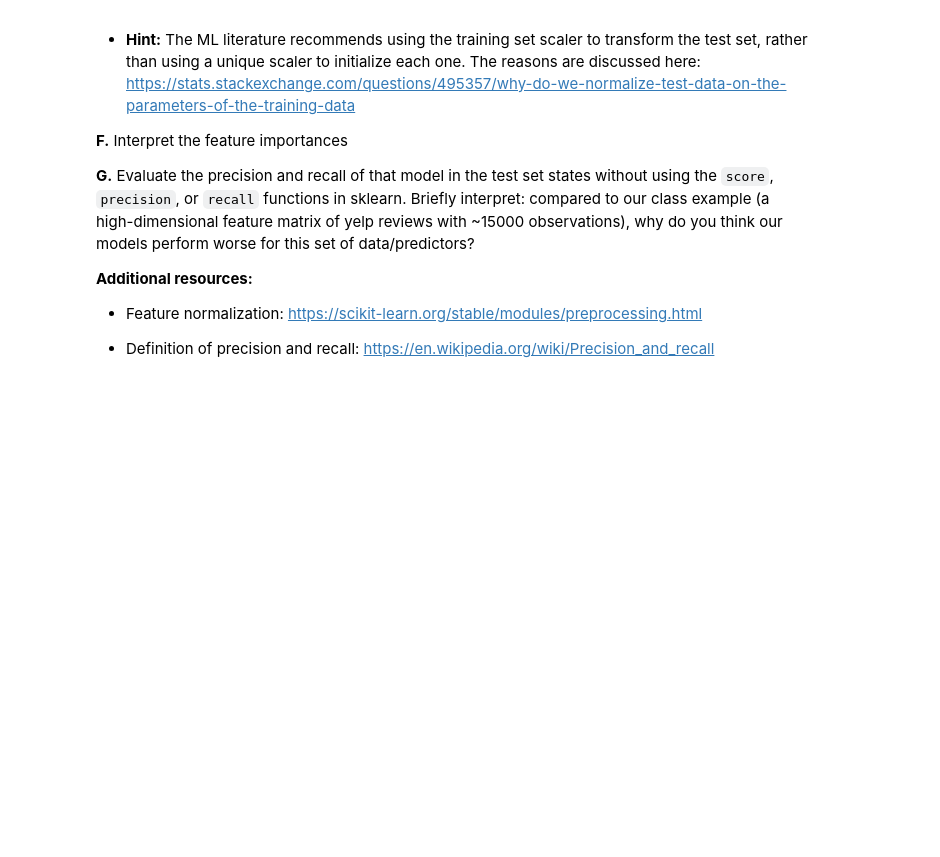
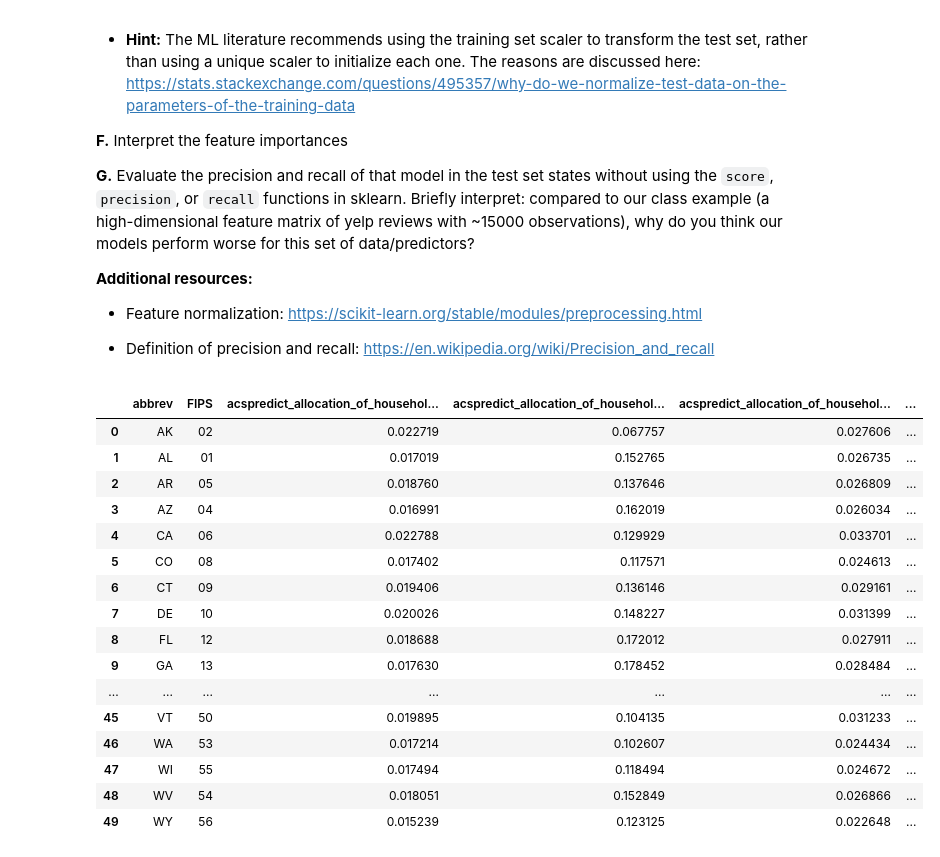
Before and after one commit to david-mysiuk/QSS20_S24, a Jupyter notebook: My problem Sets/pset4_blank_v2.ipynb, the cells around one changed output. Drawn from its saved outputs; the diff is of its cells as text; code cells hidden in the pictures; blank space fills up the shorter version.

```diff
--- a/My problem Sets/pset4_blank_v2.ipynb
+++ b/My problem Sets/pset4_blank_v2.ipynb
@@ -555,3 +558,4 @@ array([[ 1.       , -0.0338752],
 - Definition of precision and recall: https://en.wikipedia.org/wiki/Precision_and_recall
 # %%
 # A. your code here to load data
+wmath = pd.read_pickle("/Users/davidmysiuk/Documents/GitHub/QSS20_S24/public_data/acs_wmath.pkl")
@@ -560,3 +562,36 @@ array([[ 1.       , -0.0338752],
+# %%
+# B. your code here to construct binary indicators for male higher
+years = [2013, 2015, 2017, 2019]
+
+
+for year in years:
+    male_col = f'math_male_{year}'
+    female_col = f'math_female_{year}'
+    outcome_col = f'outcome_male_higher_female_{year}'
+    wmath["diff"] = wmath[male_col] - wmath[female_col]
+    wmath[outcome_col] = wmath["diff"].apply(lambda x: 1 if x > 0 else 0)
+
+wmath = wmath.loc[:, ~wmath.columns.str.contains('math')]
+
+wmath
+# %% [output]
+|  | abbrev | FIPS | acspredict_allocation_of_househol... | acspredict_allocation_of_househol... | acspredict_allocation_of_househol... | ... |
+| 0 | AK | 02 | 0.022719 | 0.067757 | 0.027606 | ... |
+| 1 | AL | 01 | 0.017019 | 0.152765 | 0.026735 | ... |
+| 2 | AR | 05 | 0.018760 | 0.137646 | 0.026809 | ... |
+| 3 | AZ | 04 | 0.016991 | 0.162019 | 0.026034 | ... |
+| 4 | CA | 06 | 0.022788 | 0.129929 | 0.033701 | ... |
+| 5 | CO | 08 | 0.017402 | 0.117571 | 0.024613 | ... |
+| 6 | CT | 09 | 0.019406 | 0.136146 | 0.029161 | ... |
+| 7 | DE | 10 | 0.020026 | 0.148227 | 0.031399 | ... |
+| 8 | FL | 12 | 0.018688 | 0.172012 | 0.027911 | ... |
+| 9 | GA | 13 | 0.017630 | 0.178452 | 0.028484 | ... |
+| ... | ... | ... | ... | ... | ... | ... |
+| 45 | VT | 50 | 0.019895 | 0.104135 | 0.031233 | ... |
+| 46 | WA | 53 | 0.017214 | 0.102607 | 0.024434 | ... |
+| 47 | WI | 55 | 0.017494 | 0.118494 | 0.024672 | ... |
+| 48 | WV | 54 | 0.018051 | 0.152849 | 0.026866 | ... |
+| 49 | WY | 56 | 0.015239 | 0.123125 | 0.022648 | ... |
 # %%
 # C. your code here to melt data
 # %%
```
Also changed, not shown: parts of 2 cells of this notebook.
